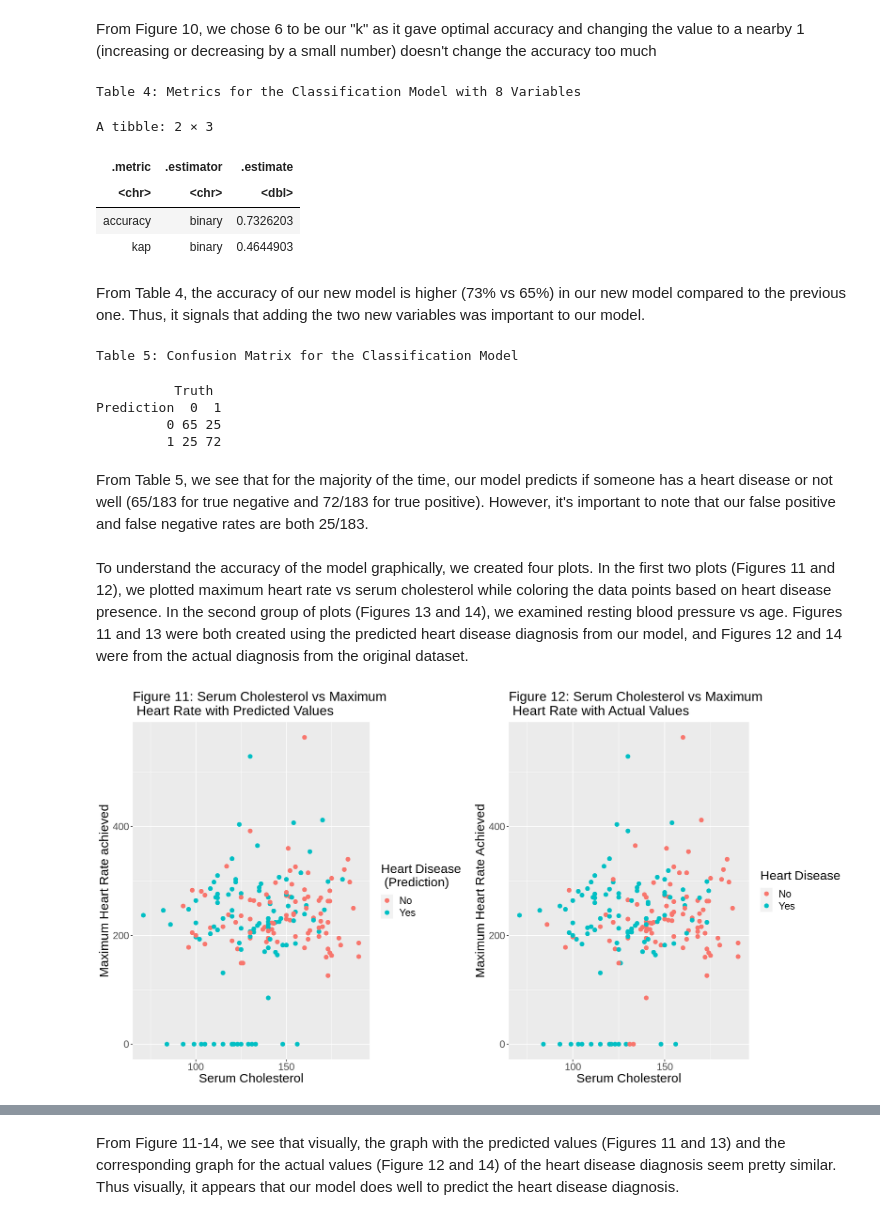
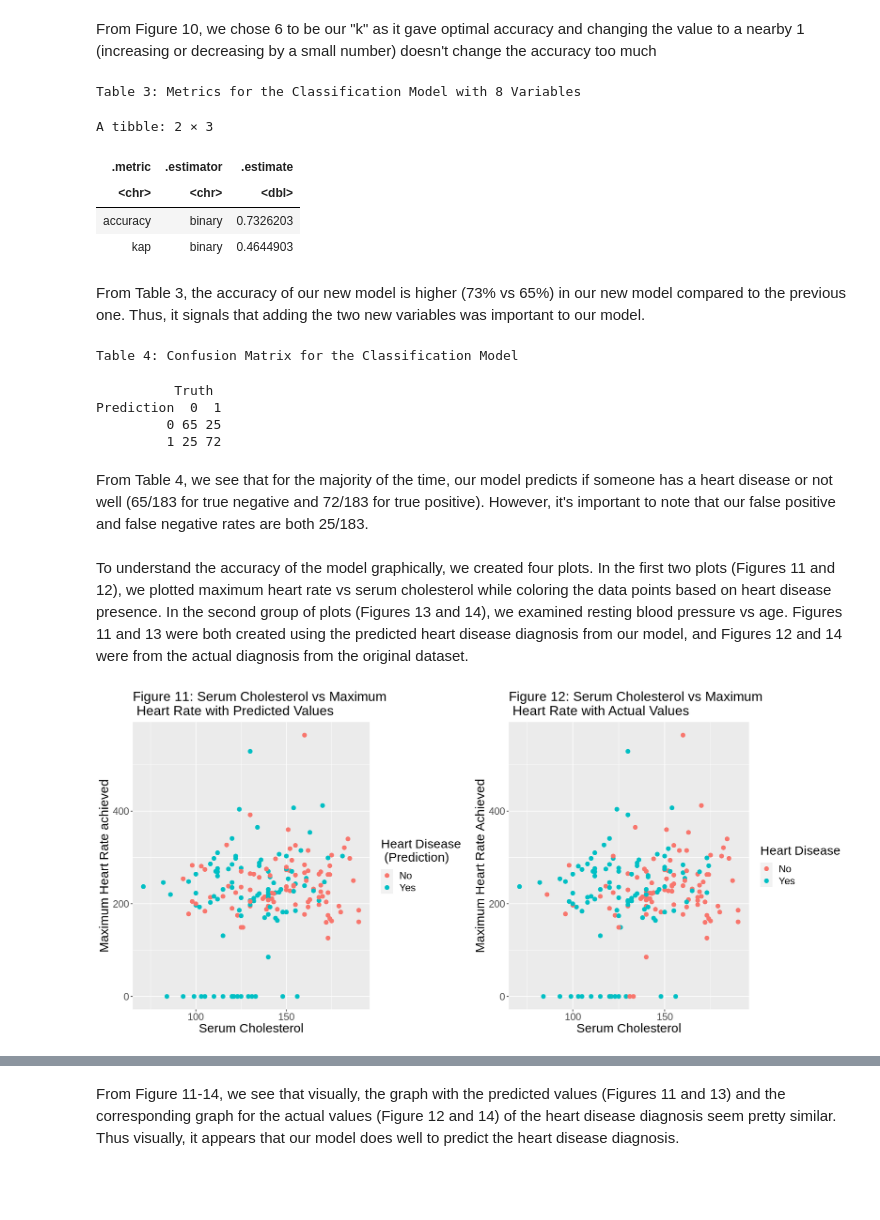
Before and after one commit to rebeccawuu/toy_ds_project, a Jupyter notebook: FinalProject_lastversion.ipynb, the cells around one changed output, grey strips where cells are left out. Saved outputs shown, nothing was run; the diff lists cells and outputs as text; code cells hidden in the pictures; blank space fills up the shorter version.

```diff
--- a/FinalProject_lastversion.ipynb
+++ b/FinalProject_lastversion.ipynb
@@ -432,59 +419,59 @@ bind_cols (heart_data_test)
 
 knn_metrics <- knn_predict_new |>
 metrics (truth = num, estimate= .pred_class)
-cat ("Table 4: Metrics for the Classification Model with 8 Variables")
+cat ("Table 3: Metrics for the Classification Model with 8 Variables")
 knn_metrics
 # %% [output]
-Table 4: Metrics for the Classification Model with 8 Variables
+Table 3: Metrics for the Classification Model with 8 Variables
 A tibble: 2 × 3
 | .metric | .estimator | .estimate |
 | <chr> | <chr> | <dbl> |
 | accuracy | binary | 0.7326203 |
 | kap | binary | 0.4644903 |
 # %% [markdown]
-From Table 4, the accuracy of our new model is higher (73% vs 65%) in our new model compared to the previous one. Thus, it signals that adding the two new variables was important to our model.
+From Table 3, the accuracy of our new model is higher (73% vs 65%) in our new model compared to the previous one. Thus, it signals that adding the two new variables was important to our model.
 # %%
 #create a confusion matrix
 heart_conf_matrix <- knn_predict_new |>
 conf_mat (truth = num, estimate = .pred_class)
-cat ("Table 5: Confusion Matrix for the Classification Model")
+cat ("Table 4: Confusion Matrix for the Classification Model")
 heart_conf_matrix
 # %% [output]
-Table 5: Confusion Matrix for the Classification Model
+Table 4: Confusion Matrix for the Classification Model
           Truth
 Prediction  0  1
          0 65 25
          1 25 72
 # %% [markdown]
-From Table 5, we see that for the majority of the time, our model predicts if someone has a heart disease or not well (65/183 for true negative and 72/183 for true positive). However, it's important to note that our false positive and false negative rates are both 25/183.
+From Table 4, we see that for the majority of the time, our model predicts if someone has a heart disease or not well (65/183 for true negative and 72/183 for true positive). However, it's important to note that our false positive and false negative rates are both 25/183.
 # %% [markdown]
 To understand the accuracy of the model graphically, we created four plots. In the first two plots (Figures 11 and 12), we plotted maximum heart rate vs serum cholesterol while coloring the data points based on heart disease presence. In the second group of plots (Figures 13 and 14), we examined resting blood pressure vs age. Figures 11 and 13 were both created using the predicted heart disease diagnosis from our model, and Figures 12 and 14 were from the actual diagnosis from the original dataset.
 # %%
-options(repr.plot.width = 15, repr.plot.height = 8)
+options(repr.plot.width = 15, repr.plot.height = 7)
 prediction_plot <- ggplot (knn_predict_new, aes (x=thalach, y= chol)) +
 geom_point (aes(color = .pred_class), size = 2.5) +
 xlab ("Serum Cholesterol")+
 ylab ("Maximum Heart Rate achieved")+
 labs (color="Heart Disease \n (Prediction)")+
 scale_color_discrete( labels= c("0" = "No", "1"= "Yes"))+
 theme(plot.title = element_text(size=19))+
 theme (text = element_text (size =18))+
 ggtitle ("Figure 11: Serum Cholesterol vs Maximum \n Heart Rate with Predicted Values")
 
 
 actual_plot <- ggplot (knn_predict_new, aes (x=thalach, y= chol)) +
 geom_point (aes(color = num), size = 2.5) +
 xlab ("Serum Cholesterol")+
 ylab ("Maximum Heart Rate Achieved")+
 labs (color = "Heart Disease")+
 scale_color_discrete( labels= c("0" = "No", "1"= "Yes"))+
 theme(plot.title = element_text(size=19))+
 theme (text = element_text (size =18))+
 ggtitle ("Figure 12: Serum Cholesterol vs Maximum \n Heart Rate with Actual Values")
 
 
 plot_grid (prediction_plot, actual_plot, nrow = 1)
 #size of label and points
 # %% [output]
-[figure, old version]
+[figure, new version]
 # %%
```
Also changed, not shown: parts of 21 cells of this notebook.
